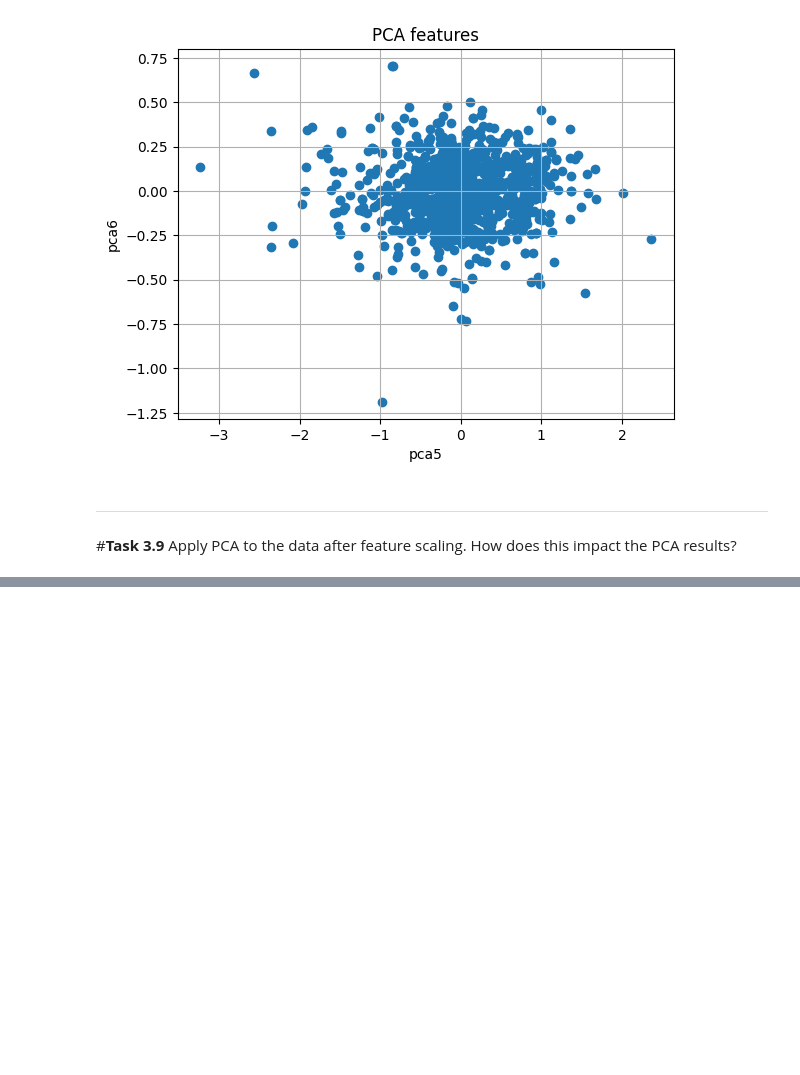
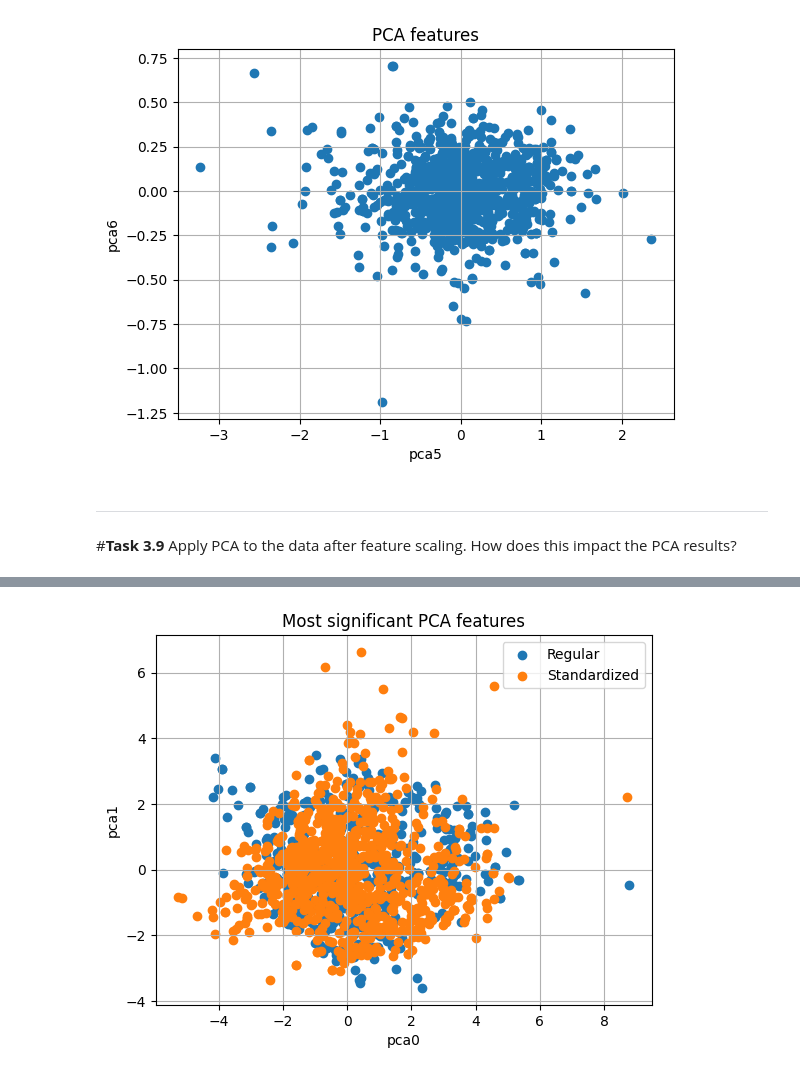
Before and after one commit to jadrzy/Lab-Python-in-Data-Science-, a Jupyter notebook: notebooks/Lab3.ipynb, the cells around one changed output, grey strips where cells are left out. Drawn from its saved outputs; the diff is of its cells as text; code cells hidden in the pictures; blank space fills up the shorter version.

```diff
--- a/notebooks/Lab3.ipynb
+++ b/notebooks/Lab3.ipynb
@@ -380,0 +453,47 @@ Feature names seen at fit time, yet now missing:
+# %%
+
+# Filtering data
+
+fresh_data = tr_data.drop(columns = ['quality'])
+
+q_low = fresh_data['free sulfur dioxide'].quantile(0.1) # get 1st percentile
+q_hi = fresh_data['free sulfur dioxide'].quantile(0.99) # get 99th percentile
+fresh_data = fresh_data[(fresh_data['free sulfur dioxide'] < q_hi) & (fresh_data['free sulfur dioxide'] > q_low)]
+
+q_low = fresh_data['total sulfur dioxide'].quantile(0.1) # get 1st percentile
+q_hi = fresh_data['total sulfur dioxide'].quantile(0.99) # get 99th percentile
+fresh_data = fresh_data[(fresh_data['total sulfur dioxide'] < q_hi) & (fresh_data['total sulfur dioxide'] > q_low)]
+
+q_low = fresh_data['residual sugar'].quantile(0.1) # get 1st percentile
+q_hi = fresh_data['residual sugar'].quantile(0.99) # get 99th percentile
+fresh_data = fresh_data[(fresh_data['residual sugar'] < q_hi) & (fresh_data['residual sugar'] > q_low)]
+
+standard_scaler = StandardScaler().set_output(transform="pandas")
+data_standardized = standard_scaler.fit_transform(fresh_data)
+
+pca = PCA().set_output(transform="pandas").fit(data_standardized)
+data_pca = pca.transform(data_standardized)
+
+
+
+fresh_data2 = tr_data.drop(columns = ['quality'])
+
+standard_scaler = StandardScaler().set_output(transform="pandas")
+data_standardized2 = standard_scaler.fit_transform(fresh_data2)
+
+pca = PCA().set_output(transform="pandas").fit(data_standardized2)
+data_pca2 = pca.transform(data_standardized2)
+
+
+
+fig = plt.figure()
+plt.scatter(data_pca['pca0'], data_pca['pca1'], label='Regular')
+plt.scatter(data_pca2['pca0'], data_pca2['pca1'], label='Standardized')
+plt.title('Most significant PCA features')
+plt.xlabel('pca0')
+plt.ylabel('pca1')
+plt.legend()
+plt.grid()
+plt.show()
+# %% [output]
+[figure, added]
```
Also changed, not shown: parts of 4 cells of this notebook.
